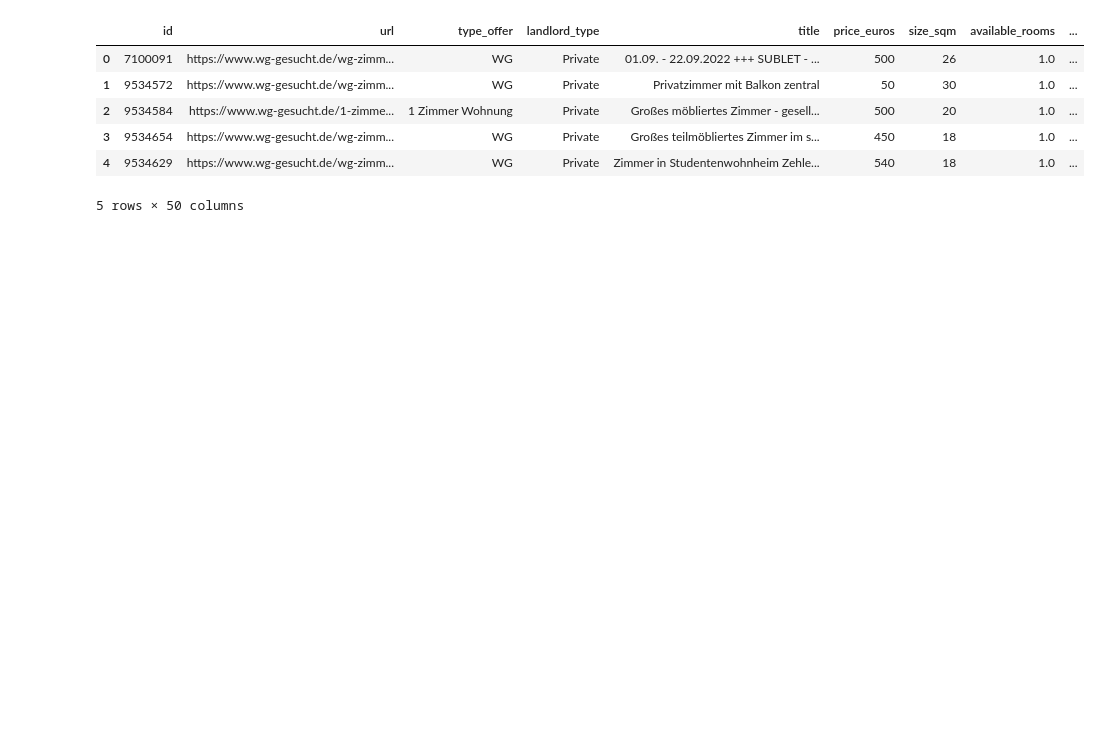
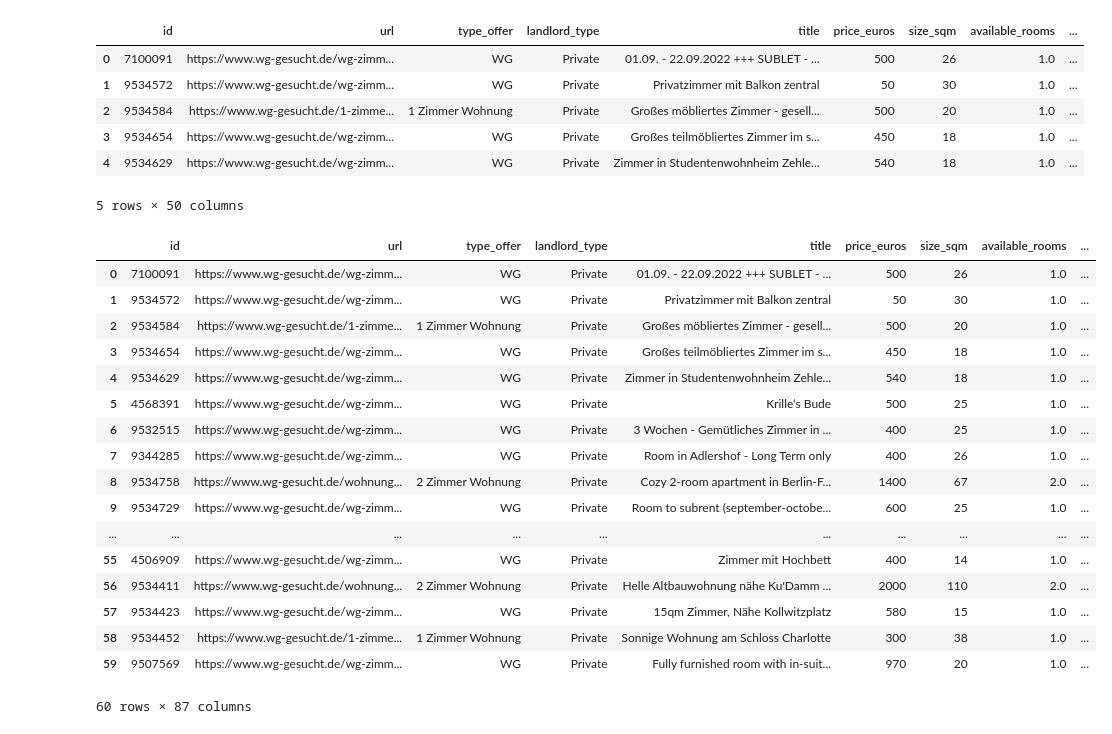
Before and after one commit to chvieira2/housing_crawler, a Jupyter notebook: notebooks/ads_table_cleaning.ipynb, the cells around one changed output. Saved outputs shown, nothing was run; the diff lists cells and outputs as text; code cells hidden in the pictures; blank space fills up the shorter version.

Commit message:
created table processing functions

```diff
--- a/notebooks/ads_table_cleaning.ipynb
+++ b/notebooks/ads_table_cleaning.ipynb
@@ -235,6 +244,27 @@ df_processed = transform_columns_into_numerical(ads_df = df_processed)
 df_processed = feature_engineering(ads_df = df_processed)
 
 # df_processed = df_processed.drop(columns=['url', 'title', 'crawler'])
+# %%
+df_processed.head(60)
+# %% [output]
+|  | id | url | type_offer | landlord_type | title | price_euros | size_sqm | available_rooms | ... |
+| 0 | 7100091 | https://www.wg-gesucht.de/wg-zimm... | WG | Private | 01.09. - 22.09.2022 +++ SUBLET - ... | 500 | 26 | 1.0 | ... |
+| 1 | 9534572 | https://www.wg-gesucht.de/wg-zimm... | WG | Private | Privatzimmer mit Balkon zentral | 50 | 30 | 1.0 | ... |
+| 2 | 9534584 | https://www.wg-gesucht.de/1-zimme... | 1 Zimmer Wohnung | Private | Großes möbliertes Zimmer - gesell... | 500 | 20 | 1.0 | ... |
+| 3 | 9534654 | https://www.wg-gesucht.de/wg-zimm... | WG | Private | Großes teilmöbliertes Zimmer im s... | 450 | 18 | 1.0 | ... |
+| 4 | 9534629 | https://www.wg-gesucht.de/wg-zimm... | WG | Private | Zimmer in Studentenwohnheim Zehle... | 540 | 18 | 1.0 | ... |
+| 5 | 4568391 | https://www.wg-gesucht.de/wg-zimm... | WG | Private | Krille‘s Bude | 500 | 25 | 1.0 | ... |
+| 6 | 9532515 | https://www.wg-gesucht.de/wg-zimm... | WG | Private | 3 Wochen - Gemütliches Zimmer in ... | 400 | 25 | 1.0 | ... |
+| 7 | 9344285 | https://www.wg-gesucht.de/wg-zimm... | WG | Private | Room in Adlershof - Long Term only | 400 | 26 | 1.0 | ... |
+| 8 | 9534758 | https://www.wg-gesucht.de/wohnung... | 2 Zimmer Wohnung | Private | Cozy 2-room apartment in Berlin-F... | 1400 | 67 | 2.0 | ... |
+| 9 | 9534729 | https://www.wg-gesucht.de/wg-zimm... | WG | Private | Room to subrent (september-octobe... | 600 | 25 | 1.0 | ... |
+| ... | ... | ... | ... | ... | ... | ... | ... | ... | ... |
+| 55 | 4506909 | https://www.wg-gesucht.de/wg-zimm... | WG | Private | Zimmer mit Hochbett | 400 | 14 | 1.0 | ... |
+| 56 | 9534411 | https://www.wg-gesucht.de/wohnung... | 2 Zimmer Wohnung | Private | Helle Altbauwohnung nähe Ku'Damm ... | 2000 | 110 | 2.0 | ... |
+| 57 | 9534423 | https://www.wg-gesucht.de/wg-zimm... | WG | Private | 15qm Zimmer, Nähe Kollwitzplatz | 580 | 15 | 1.0 | ... |
+| 58 | 9534452 | https://www.wg-gesucht.de/1-zimme... | 1 Zimmer Wohnung | Private | Sonnige Wohnung am Schloss Charlotte | 300 | 38 | 1.0 | ... |
+| 59 | 9507569 | https://www.wg-gesucht.de/wg-zimm... | WG | Private | Fully furnished room with in-suit... | 970 | 20 | 1.0 | ... |
+60 rows × 87 columns
 # %%
 sorted(df_processed.columns, reverse=False)
 # %% [output]
```
Also changed, not shown: parts of 14 cells of this notebook, 3 other files.
